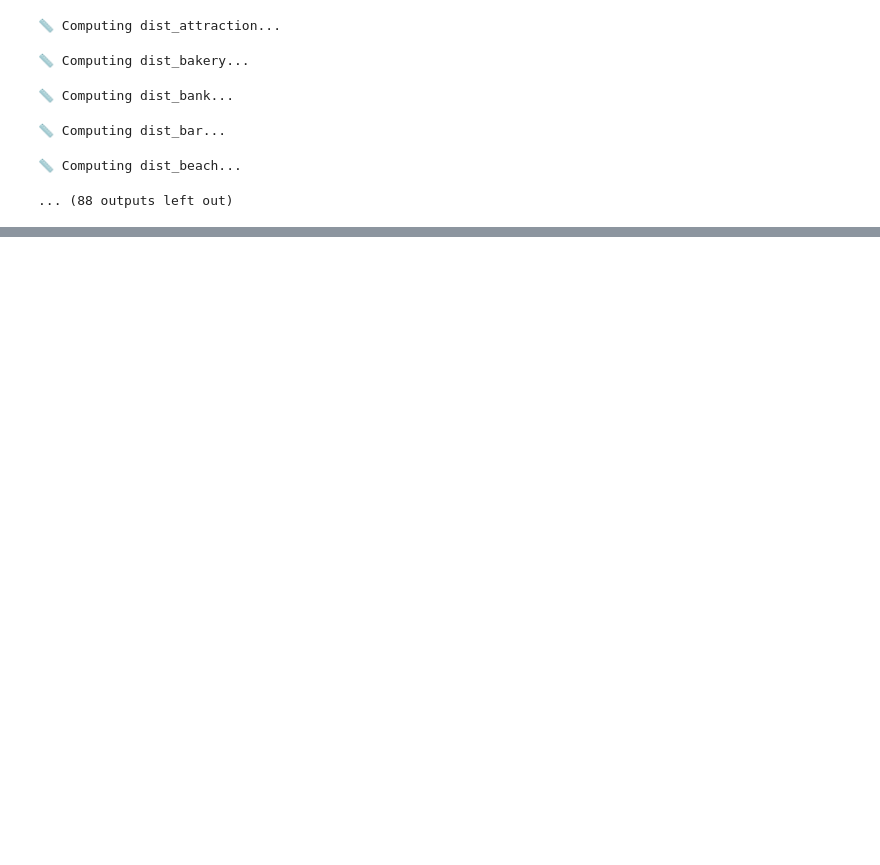
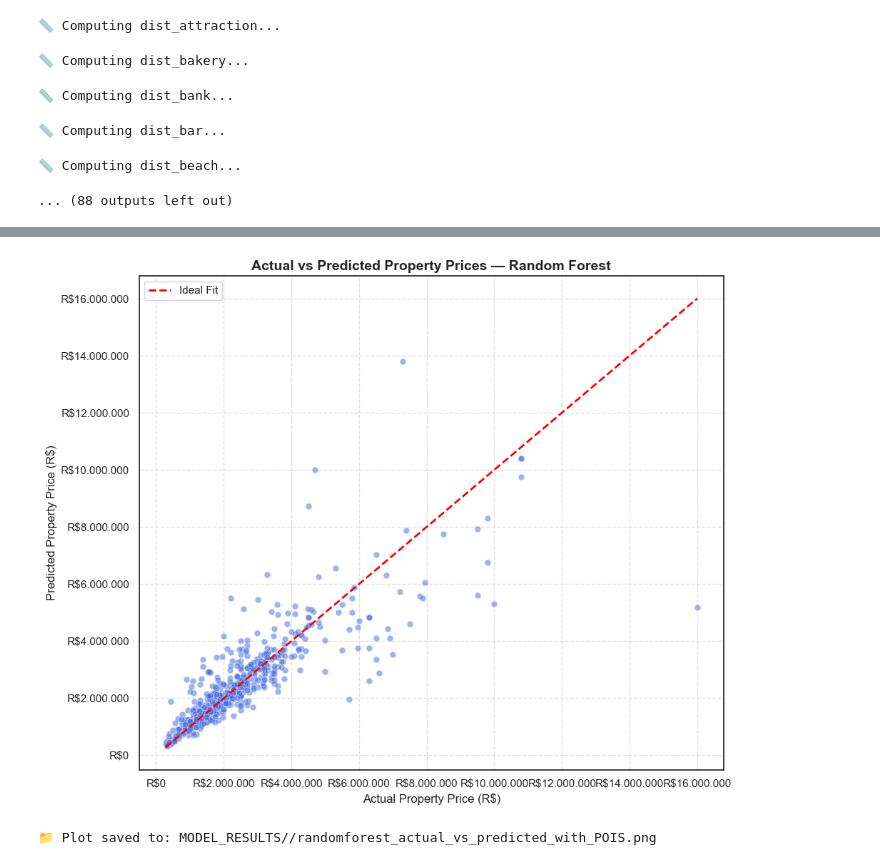
Before and after one commit to willianpina/Geospatial_Analysis_of_Housing_data, a Jupyter notebook: Geospatial_Analysis_of_Housing_Data.ipynb, the cells around one changed output, grey strips where cells are left out. Cells and saved outputs as stored; diff of their text form; code cells hidden in the pictures; blank space fills up the shorter version.

```diff
--- a/Geospatial_Analysis_of_Housing_Data.ipynb
+++ b/Geospatial_Analysis_of_Housing_Data.ipynb
@@ -1783,0 +2134,76 @@ Não iremos realizar o modelo de Regressão Simples porque eu teria que afirmar
+# %%
+# ======================================================
+# 📊 ACTUAL VS PREDICTED PLOT — RANDOM FOREST MODEL
+# ======================================================
+
+import matplotlib.pyplot as plt
+import seaborn as sns
+from matplotlib.ticker import FuncFormatter
+
+# ------------------------------------------------------
+# 1️⃣ Scatter Plot — Actual vs Predicted
+# ------------------------------------------------------
+
+plt.figure(figsize=(10, 8))
+
+sns.scatterplot(
+    x=y_test,
+    y=y_pred,
+    alpha=0.5,
+    color="royalblue",
+    s=40
+)
+
+# ------------------------------------------------------
+# 2️⃣ Ideal Reference Line (y = x)
+# ------------------------------------------------------
+
+min_val = min(y_test.min(), y_pred.min())
+max_val = max(y_test.max(), y_pred.max())
+
+plt.plot(
+    [min_val, max_val],
+    [min_val, max_val],
+    color="red",
+    linestyle="--",
+    linewidth=2,
+    label="Ideal Fit"
+)
+
+# ------------------------------------------------------
+# 3️⃣ Titles and Labels
+# ------------------------------------------------------
+
+plt.title("Actual vs Predicted Property Prices — Random Forest", fontsize=14, fontweight="bold")
+plt.xlabel("Actual Property Price (R$)", fontsize=12)
+plt.ylabel("Predicted Property Price (R$)", fontsize=12)
+
+# ------------------------------------------------------
+# 4️⃣ Axis Formatting (Brazilian Real Currency)
+# ------------------------------------------------------
+
+real_formatter = FuncFormatter(lambda x, _: f"R${x:,.0f}".replace(",", "."))
+plt.gca().xaxis.set_major_formatter(real_formatter)
+plt.gca().yaxis.set_major_formatter(real_formatter)
+
+# ------------------------------------------------------
+# 5️⃣ Grid and Layout
+# ------------------------------------------------------
+
+plt.grid(True, linestyle="--", alpha=0.6)
+plt.legend()
+plt.tight_layout()
+
+# ------------------------------------------------------
+# 6️⃣ Save Figure
+# ------------------------------------------------------
+
+output_path = f"{OUTPUT_DIR_MODELS}/randomforest_actual_vs_predicted_with_POIS.png"
+plt.savefig(output_path, dpi=300, bbox_inches="tight")
+
+plt.show()
+
+print(f"📁 Plot saved to: {output_path}")
+# %% [output]
+[figure, added]
+📁 Plot saved to: MODEL_RESULTS//randomforest_actual_vs_predicted_with_POIS.png
```
Also changed, not shown: parts of 15 cells of this notebook, 6 other files.
